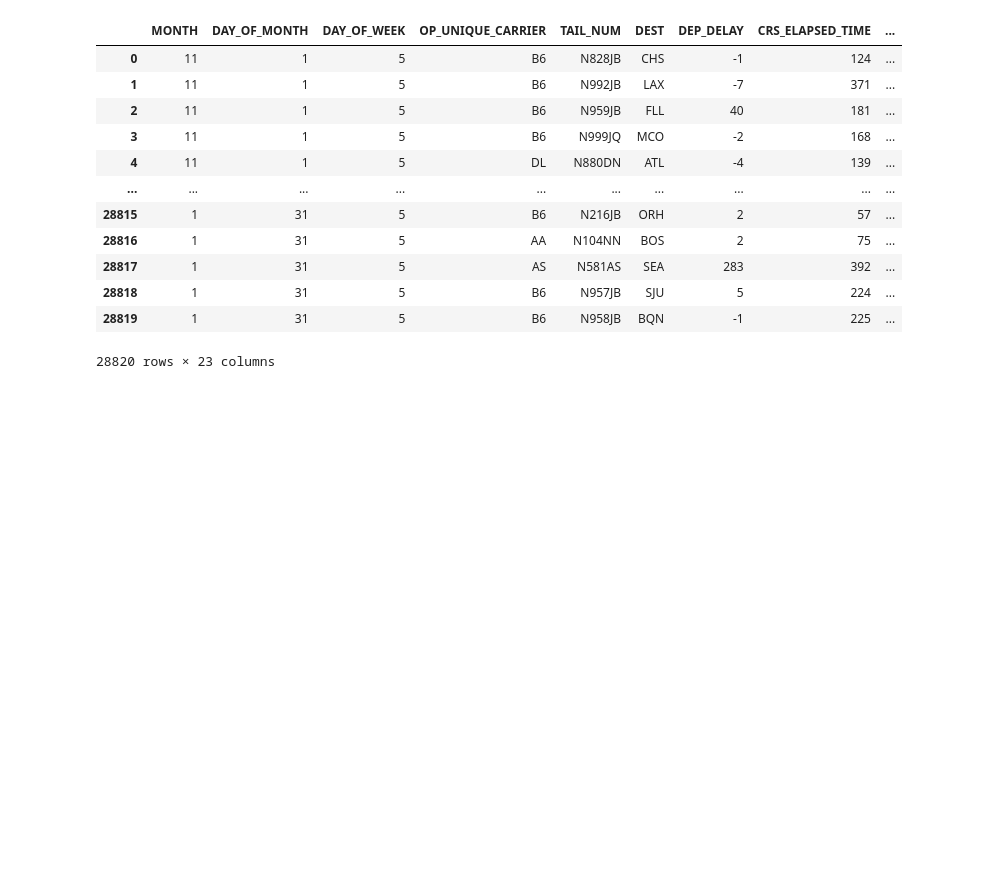
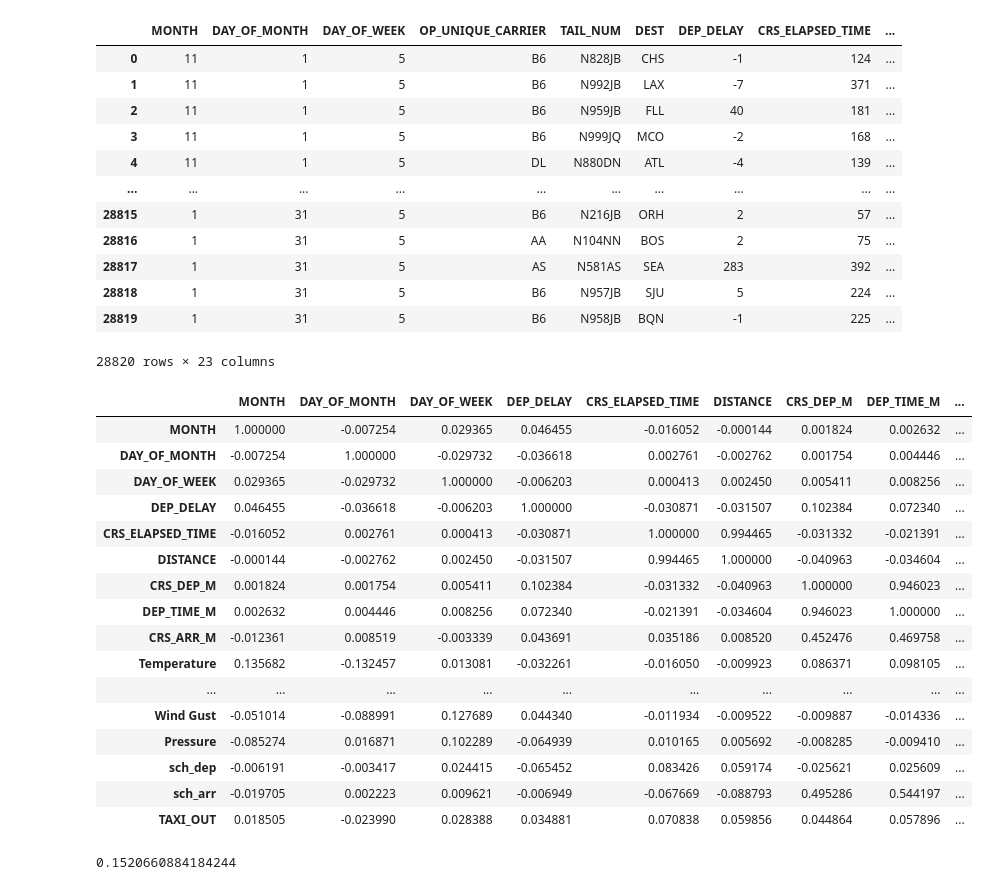
Before and after one commit to AlexanderDBell/TheDeveloperAcademy-Bootcamp, a Jupyter notebook: 6. Linear Regression/linear_regression.ipynb, the cells around one changed output. Drawn from its saved outputs; the diff is of its cells as text; code cells hidden in the pictures; blank space fills up the shorter version.

Commit message:
transform data and do linear regression

```diff
--- a/6. Linear Regression/linear_regression.ipynb
+++ b/6. Linear Regression/linear_regression.ipynb
@@ -1,7 +1,11 @@
 # %%
 import pandas as pd
+import numpy as np
+import matplotlib.pyplot as plt
+import seaborn as sns
 
 flights_df = pd.read_csv('M1_final.csv')
+flights_df['Dew Point'] = flights_df['Dew Point'].astype('int64')
 # %%
 pd.set_option('display.max_columns', None)
 
@@ -22,0 +92,20 @@ flights_df
+# %%
+flights_df.corr(numeric_only=True)
+# %% [output]
+|  | MONTH | DAY_OF_MONTH | DAY_OF_WEEK | DEP_DELAY | CRS_ELAPSED_TIME | DISTANCE | CRS_DEP_M | DEP_TIME_M | ... |
+| MONTH | 1.000000 | -0.007254 | 0.029365 | 0.046455 | -0.016052 | -0.000144 | 0.001824 | 0.002632 | ... |
+| DAY_OF_MONTH | -0.007254 | 1.000000 | -0.029732 | -0.036618 | 0.002761 | -0.002762 | 0.001754 | 0.004446 | ... |
+| DAY_OF_WEEK | 0.029365 | -0.029732 | 1.000000 | -0.006203 | 0.000413 | 0.002450 | 0.005411 | 0.008256 | ... |
+| DEP_DELAY | 0.046455 | -0.036618 | -0.006203 | 1.000000 | -0.030871 | -0.031507 | 0.102384 | 0.072340 | ... |
+| CRS_ELAPSED_TIME | -0.016052 | 0.002761 | 0.000413 | -0.030871 | 1.000000 | 0.994465 | -0.031332 | -0.021391 | ... |
+| DISTANCE | -0.000144 | -0.002762 | 0.002450 | -0.031507 | 0.994465 | 1.000000 | -0.040963 | -0.034604 | ... |
+| CRS_DEP_M | 0.001824 | 0.001754 | 0.005411 | 0.102384 | -0.031332 | -0.040963 | 1.000000 | 0.946023 | ... |
+| DEP_TIME_M | 0.002632 | 0.004446 | 0.008256 | 0.072340 | -0.021391 | -0.034604 | 0.946023 | 1.000000 | ... |
+| CRS_ARR_M | -0.012361 | 0.008519 | -0.003339 | 0.043691 | 0.035186 | 0.008520 | 0.452476 | 0.469758 | ... |
+| Temperature | 0.135682 | -0.132457 | 0.013081 | -0.032261 | -0.016050 | -0.009923 | 0.086371 | 0.098105 | ... |
+| ... | ... | ... | ... | ... | ... | ... | ... | ... | ... |
+| Wind Gust | -0.051014 | -0.088991 | 0.127689 | 0.044340 | -0.011934 | -0.009522 | -0.009887 | -0.014336 | ... |
+| Pressure | -0.085274 | 0.016871 | 0.102289 | -0.064939 | 0.010165 | 0.005692 | -0.008285 | -0.009410 | ... |
+| sch_dep | -0.006191 | -0.003417 | 0.024415 | -0.065452 | 0.083426 | 0.059174 | -0.025621 | 0.025609 | ... |
+| sch_arr | -0.019705 | 0.002223 | 0.009621 | -0.006949 | -0.067669 | -0.088793 | 0.495286 | 0.544197 | ... |
+| TAXI_OUT | 0.018505 | -0.023990 | 0.028388 | 0.034881 | 0.070838 | 0.059856 | 0.044864 | 0.057896 | ... |
@@ -22,0 +139,6 @@ flights_df
+# %%
+linear_regressor = LinearRegression()
+linear_regressor.fit(X_transformed, y_transformed)
+linear_regressor.score(X_transformed, y_transformed)
+# %% [output]
+0.1520660884184244
```
Also changed, not shown: parts of 3 cells of this notebook.
